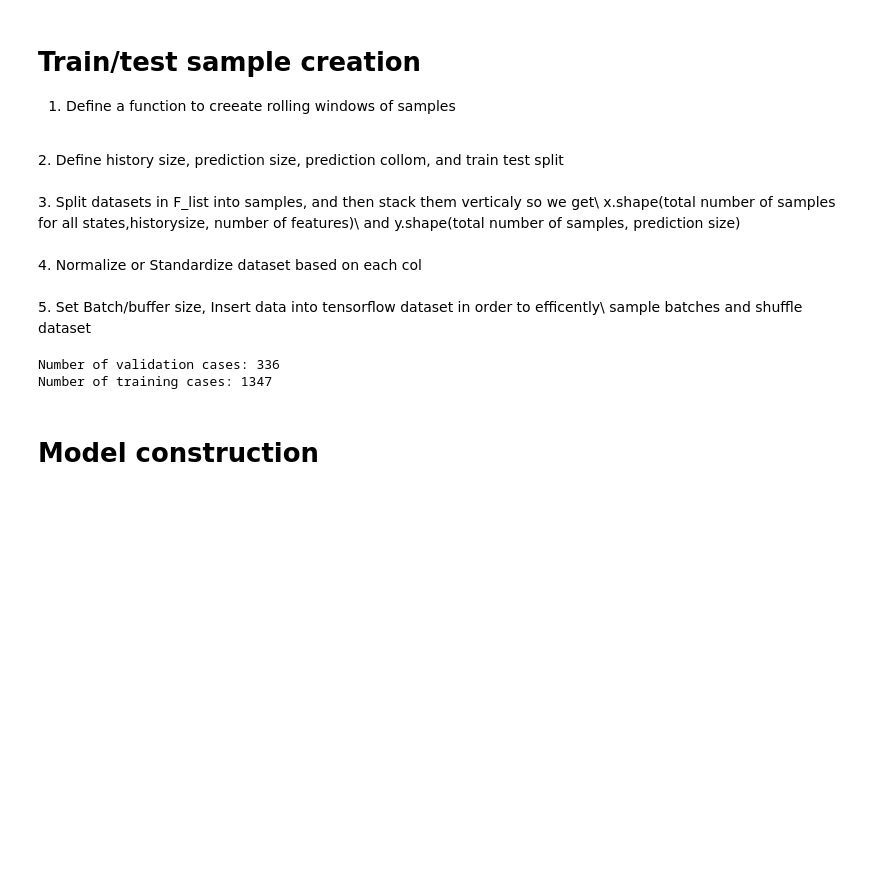
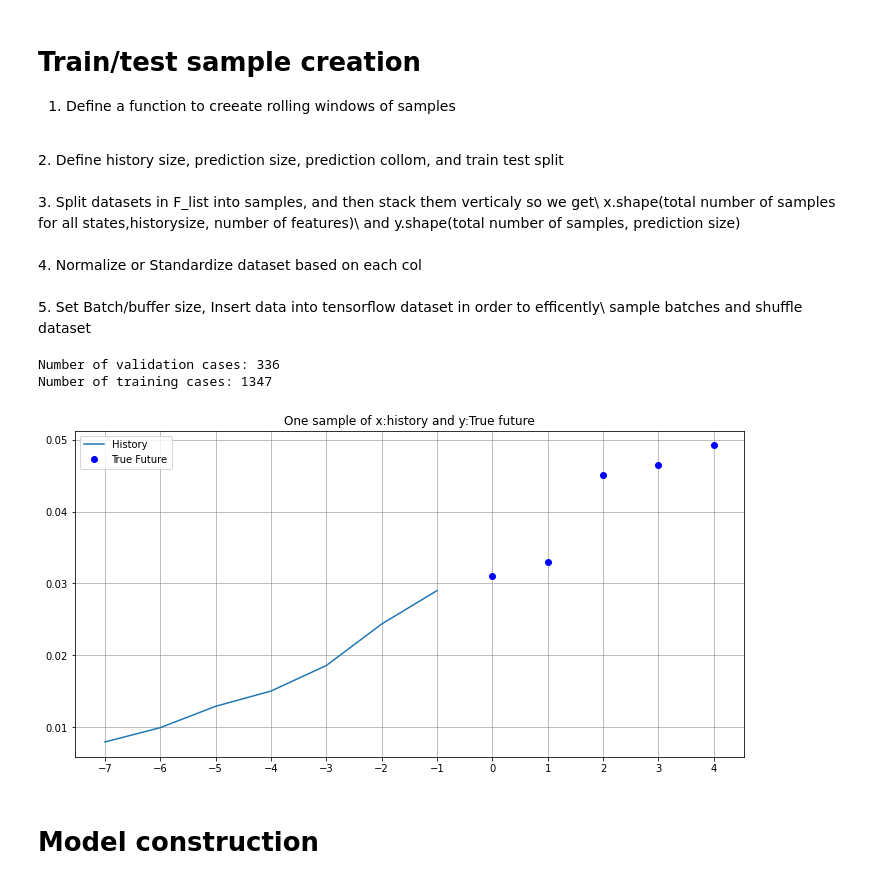
Before and after one commit to DarkGauss/LSTMforCovidData, a Jupyter notebook: Model2-gen1-cleaned.ipynb, the cells around one changed output. Saved outputs shown, nothing was run; the diff lists cells and outputs as text; code cells hidden in the pictures; blank space fills up the shorter version.

```diff
--- a/Model2-gen1-cleaned.ipynb
+++ b/Model2-gen1-cleaned.ipynb
@@ -318,35 +318,36 @@ y_scaler.fit(y_train)
 stacked_x_train =x_scaler.transform(stacked_x_train)
 y_train = y_scaler.transform(y_train)
 
 #transform the validation data (FORGOT TO DO THIS AND WAS CONFUSED BY MSE OF 80)
 stacked_x_test = x_scaler.transform(stacked_x_test)
 y_test = y_scaler.transform(y_test)
 
 #transform the stacked x data back to right size
 x_train = stacked_x_train.reshape(len(x_train),history_size,x_train.shape[2])
 x_test = stacked_x_test.reshape(len(x_test),history_size,x_test.shape[2])
 
 
 # 5. Convert into tf dataset
 
 #set batch/buffer size
 BATCH_SIZE = 15
 BUFFER_SIZE = 60
 
 #---not used, future use
 train_ds = tf.data.Dataset.from_tensor_slices((x_train, y_train))
 train_ds = train_ds.cache().shuffle(buffer_size=BUFFER_SIZE,seed = 0).batch(BATCH_SIZE).repeat()
 test_ds = tf.data.Dataset.from_tensor_slices((x_test,  y_test))
 test_ds = test_ds.batch(BATCH_SIZE).repeat()
 
 
-print history and prediction
+# print history and prediction
 if PRINT_TEST:
     for x, y in train_ds.take(1):
-       #sample_window_plot(x[0], y[0], np.array([0]),history_size,prediction_size,lim=(0,2))
+       sample_window_plot(x[0], y[0], np.array([0]),history_size,prediction_size,lim=(0,2))
 # %% [output]
 Number of validation cases: 336
 Number of training cases: 1347
+[figure, added]
 # %% [markdown]
 # Model construction
 # %%
```
